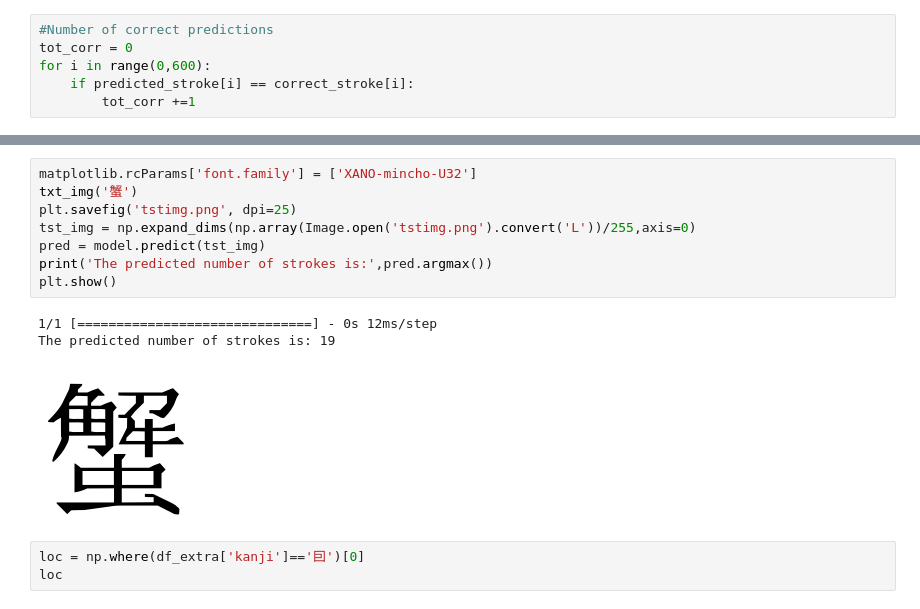
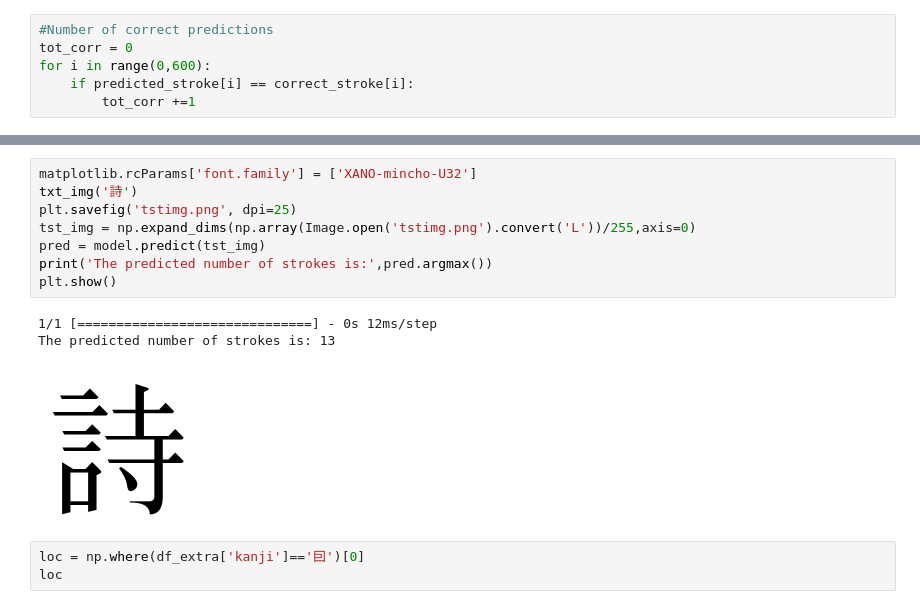
Before and after one commit to PointTensor/NN_kanji, a Jupyter notebook: main_NN.ipynb, the cells around one changed output, grey strips where cells are left out. Drawn from its saved outputs; the diff is of its cells as text.

```diff
--- a/main_NN.ipynb
+++ b/main_NN.ipynb
@@ -344,15 +344,15 @@ The accuracy on the new font is:  43.5%
 # %%
 matplotlib.rcParams['font.family'] = ['XANO-mincho-U32']
-txt_img('蟹')
+txt_img('詩')
 plt.savefig('tstimg.png', dpi=25)
 tst_img = np.expand_dims(np.array(Image.open('tstimg.png').convert('L'))/255,axis=0)
 pred = model.predict(tst_img)
 print('The predicted number of strokes is:',pred.argmax())
 plt.show()
 # %% [output]
 1/1 [==============================] - 0s 12ms/step
-The predicted number of strokes is: 19
+The predicted number of strokes is: 13
-[figure, old version]
+[figure, new version]
 # %%
 loc = np.where(df_extra['kanji']=='囙')[0]
 loc
```
Also changed, not shown: parts of 7 cells of this notebook, 1 other file.
